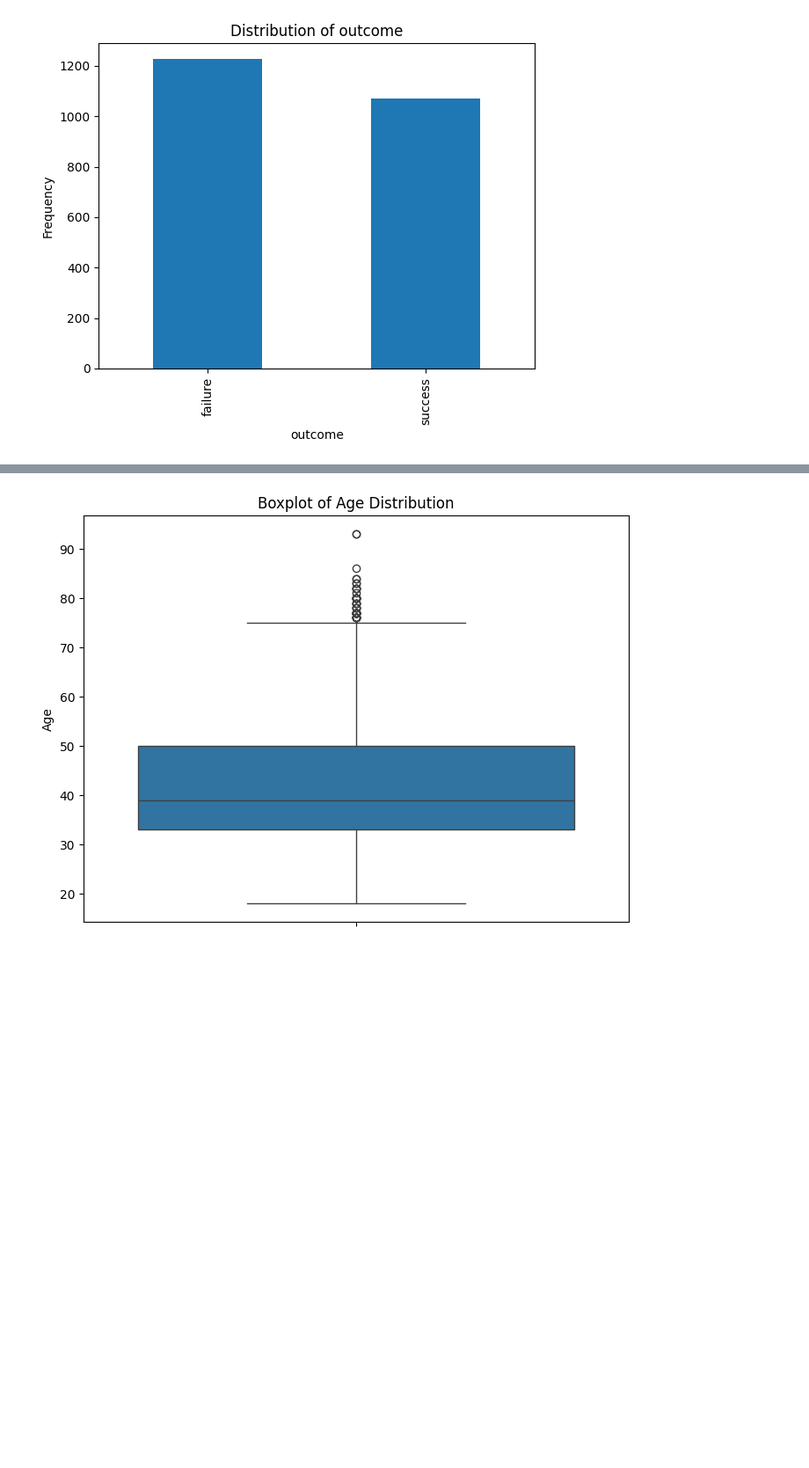
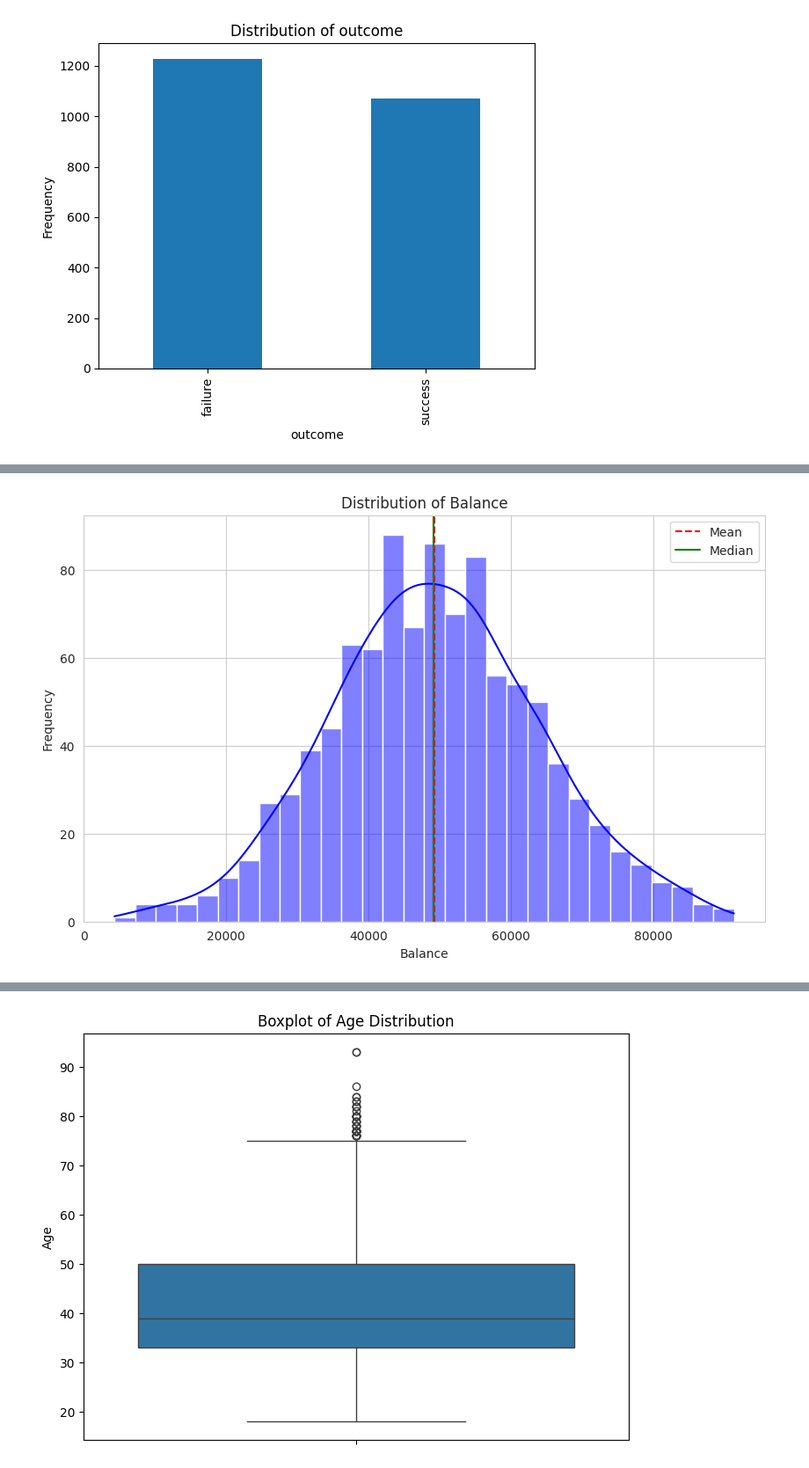
Before and after one commit to Sether22/Final_project, a Jupyter notebook: eda_on_training_model.ipynb, the cells around one changed output, grey strips where cells are left out. Shown at 88% size. Cells and saved outputs as stored; diff of their text form; code cells hidden in the pictures; blank space fills up the shorter version.

```diff
--- a/eda_on_training_model.ipynb
+++ b/eda_on_training_model.ipynb
@@ -104,0 +170,24 @@ for column in categorical_columns:
+# %%
+import numpy as np
+import pandas as pd
+import seaborn as sns
+import matplotlib.pyplot as plt
+
+# For demonstration, let's create a dummy DataFrame with 'balance' column
+np.random.seed(0)  # For reproducible output
+df_training_model = pd.DataFrame({
+    'balance': np.random.normal(loc=50000, scale=15000, size=1000)  # 1000 random balances
+})
+
+# Plotting the distribution of 'balance'
+plt.figure(figsize=(10, 6))
+sns.histplot(df_training_model['balance'], kde=True, bins=30, color='blue')
+plt.title('Distribution of Balance')
+plt.xlabel('Balance')
+plt.ylabel('Frequency')
+plt.axvline(df_training_model['balance'].mean(), color='red', linestyle='--', label='Mean')
+plt.axvline(df_training_model['balance'].median(), color='green', linestyle='-', label='Median')
+plt.legend()
+plt.show()
+# %% [output]
+[figure, added]
```
Also changed, not shown: parts of 4 cells of this notebook, 1 other file.
